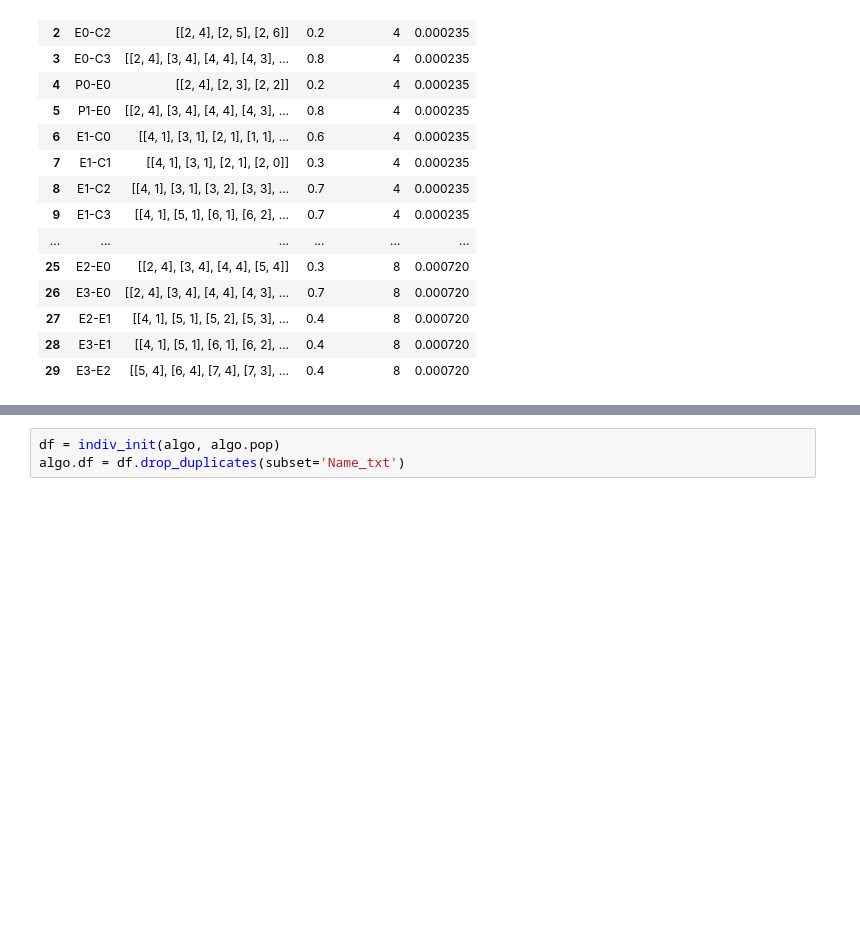
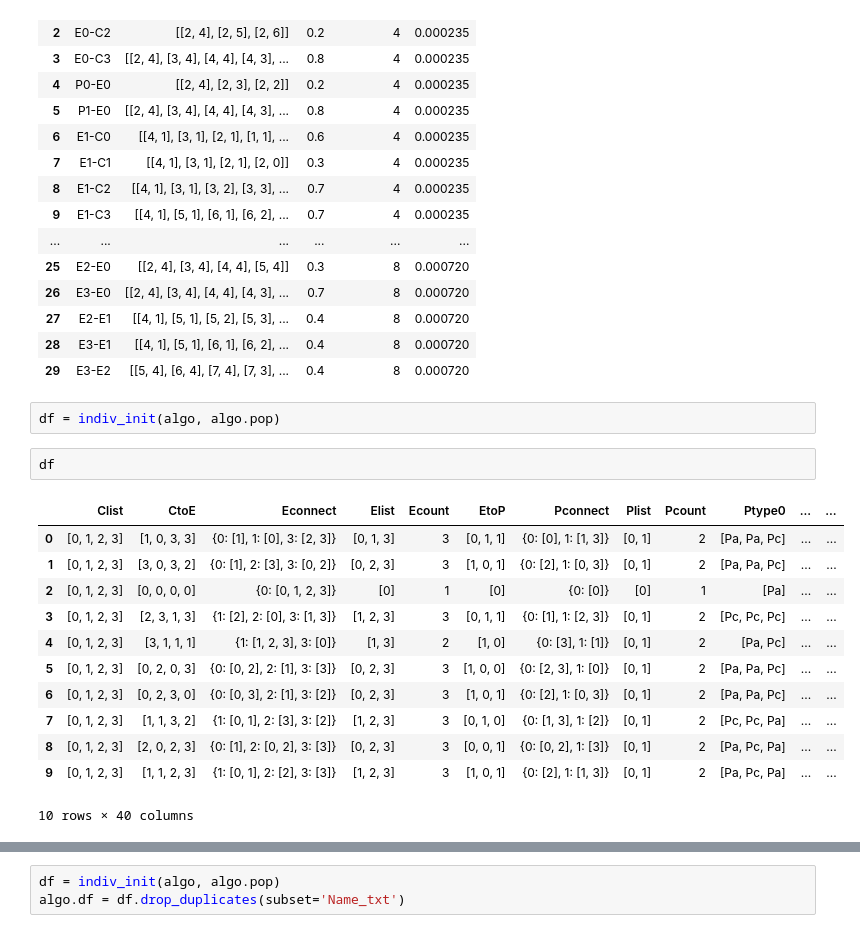
Before and after one commit to egos/valeo, a Jupyter notebook: New.ipynb, the cells around one changed output, grey strips where cells are left out. Cells and saved outputs as stored; diff of their text form; blank space fills up the shorter version.

```diff
--- a/New.ipynb
+++ b/New.ipynb
@@ -962,3 +962,20 @@ algo.dfline
 | 27 | E2-E1 | [[4, 1], [5, 1], [5, 2], [5, 3], ... | 0.4 | 8 | 0.000720 |
 | 28 | E3-E1 | [[4, 1], [5, 1], [6, 1], [6, 2], ... | 0.4 | 8 | 0.000720 |
 | 29 | E3-E2 | [[5, 4], [6, 4], [7, 4], [7, 3], ... | 0.4 | 8 | 0.000720 |
+# %%
+df = indiv_init(algo, algo.pop)
+# %%
+df
+# %% [output]
+|  | Clist | CtoE | Econnect | Elist | Ecount | EtoP | Pconnect | Plist | Pcount | Ptype0 | ... | ... |
+| 0 | [0, 1, 2, 3] | [1, 0, 3, 3] | {0: [1], 1: [0], 3: [2, 3]} | [0, 1, 3] | 3 | [0, 1, 1] | {0: [0], 1: [1, 3]} | [0, 1] | 2 | [Pa, Pa, Pc] | ... | ... |
+| 1 | [0, 1, 2, 3] | [3, 0, 3, 2] | {0: [1], 2: [3], 3: [0, 2]} | [0, 2, 3] | 3 | [1, 0, 1] | {0: [2], 1: [0, 3]} | [0, 1] | 2 | [Pa, Pa, Pc] | ... | ... |
+| 2 | [0, 1, 2, 3] | [0, 0, 0, 0] | {0: [0, 1, 2, 3]} | [0] | 1 | [0] | {0: [0]} | [0] | 1 | [Pa] | ... | ... |
+| 3 | [0, 1, 2, 3] | [2, 3, 1, 3] | {1: [2], 2: [0], 3: [1, 3]} | [1, 2, 3] | 3 | [0, 1, 1] | {0: [1], 1: [2, 3]} | [0, 1] | 2 | [Pc, Pc, Pc] | ... | ... |
+| 4 | [0, 1, 2, 3] | [3, 1, 1, 1] | {1: [1, 2, 3], 3: [0]} | [1, 3] | 2 | [1, 0] | {0: [3], 1: [1]} | [0, 1] | 2 | [Pa, Pc] | ... | ... |
+| 5 | [0, 1, 2, 3] | [0, 2, 0, 3] | {0: [0, 2], 2: [1], 3: [3]} | [0, 2, 3] | 3 | [1, 0, 0] | {0: [2, 3], 1: [0]} | [0, 1] | 2 | [Pa, Pa, Pc] | ... | ... |
+| 6 | [0, 1, 2, 3] | [0, 2, 3, 0] | {0: [0, 3], 2: [1], 3: [2]} | [0, 2, 3] | 3 | [1, 0, 1] | {0: [2], 1: [0, 3]} | [0, 1] | 2 | [Pa, Pa, Pc] | ... | ... |
+| 7 | [0, 1, 2, 3] | [1, 1, 3, 2] | {1: [0, 1], 2: [3], 3: [2]} | [1, 2, 3] | 3 | [0, 1, 0] | {0: [1, 3], 1: [2]} | [0, 1] | 2 | [Pc, Pc, Pa] | ... | ... |
+| 8 | [0, 1, 2, 3] | [2, 0, 2, 3] | {0: [1], 2: [0, 2], 3: [3]} | [0, 2, 3] | 3 | [0, 0, 1] | {0: [0, 2], 1: [3]} | [0, 1] | 2 | [Pa, Pc, Pa] | ... | ... |
+| 9 | [0, 1, 2, 3] | [1, 1, 2, 3] | {1: [0, 1], 2: [2], 3: [3]} | [1, 2, 3] | 3 | [1, 0, 1] | {0: [2], 1: [1, 3]} | [0, 1] | 2 | [Pa, Pc, Pa] | ... | ... |
+10 rows × 40 columns
```
Also changed, not shown: parts of 9 cells of this notebook, 2 other files.
